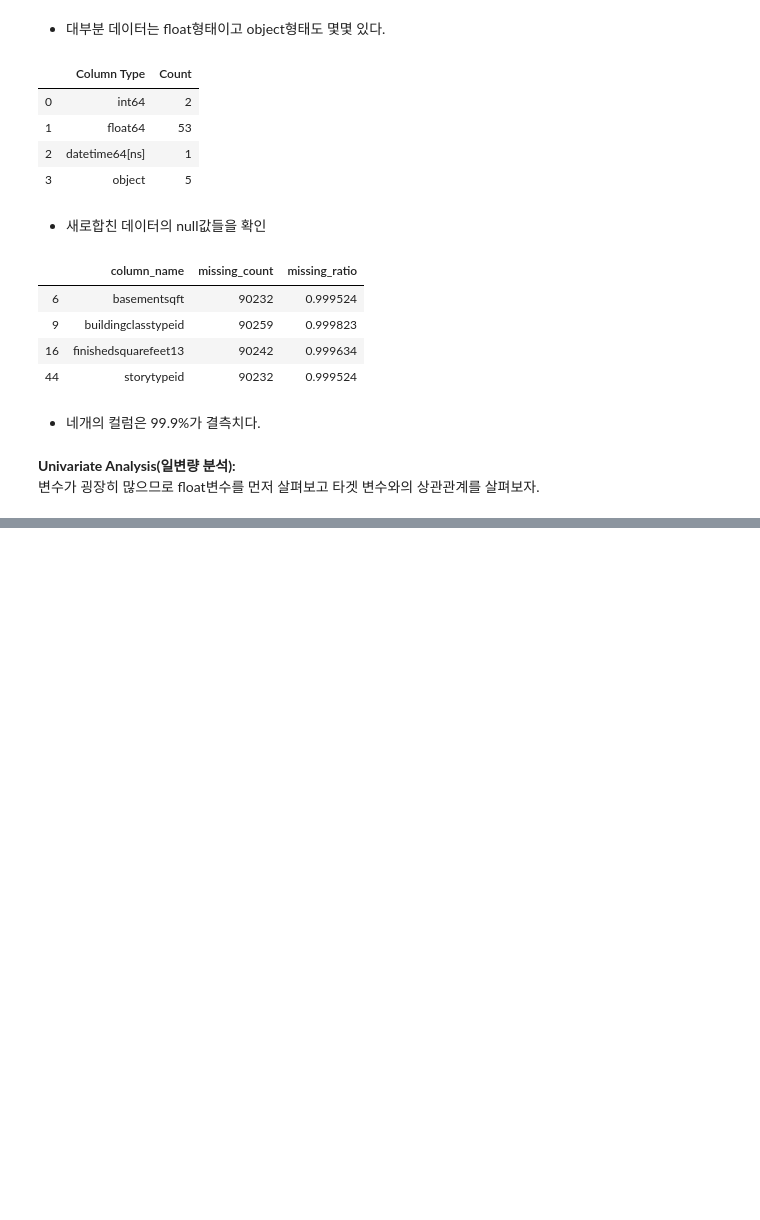
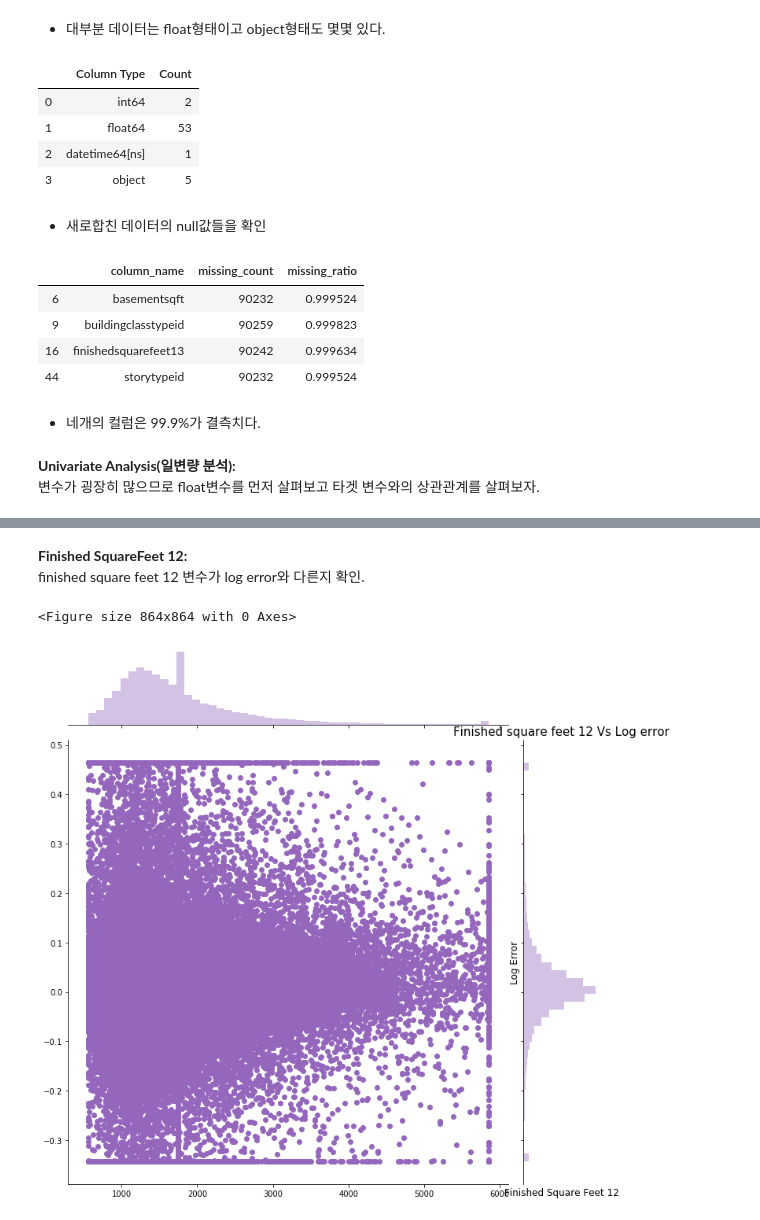
Before and after one commit to suhyun-cho/Dive-to-Kaggle, a Jupyter notebook: Zillow-prize/Zillow Prize-Simple Exploration .ipynb, the cells around one changed output, grey strips where cells are left out. Saved outputs shown, nothing was run; the diff lists cells and outputs as text; code cells hidden in the pictures; blank space fills up the shorter version.

```diff
--- a/Zillow-prize/Zillow Prize-Simple Exploration .ipynb
+++ b/Zillow-prize/Zillow Prize-Simple Exploration .ipynb
@@ -318,0 +376,19 @@ plt.show()
+# %% [markdown]
+**Finished SquareFeet 12:** <br>
+finished square feet 12 변수가 log error와 다른지 확인.
+# %%
+col = "finishedsquarefeet12"
+ulimit = np.percentile(train_df[col].values, 99.5)
+llimit = np.percentile(train_df[col].values, 0.5)
+train_df[col].ix[train_df[col]>ulimit] = ulimit
+train_df[col].ix[train_df[col]<llimit] = llimit
+
+plt.figure(figsize=(12,12))
+sns.jointplot(x=train_df.finishedsquarefeet12.values, y=train_df.logerror.values, size=10, color=color[4])
+plt.ylabel('Log Error', fontsize=12)
+plt.xlabel('Finished Square Feet 12', fontsize=12)
+plt.title("Finished square feet 12 Vs Log error", fontsize=15)
+plt.show()
+# %% [output]
+<Figure size 864x864 with 0 Axes>
+[figure, added]
```
Also changed, not shown: parts of 28 cells of this notebook.
